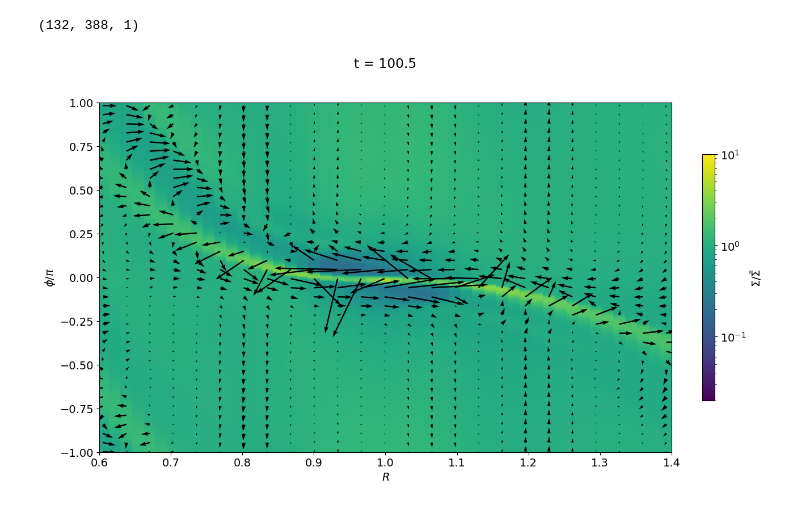
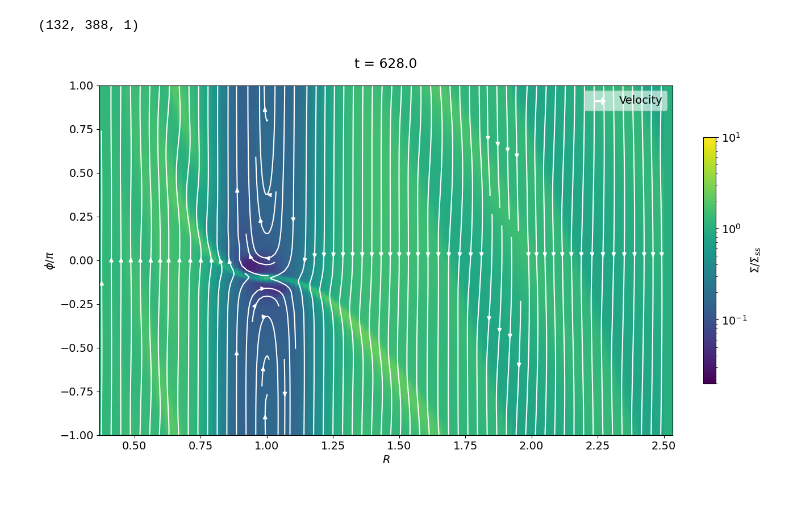
Before and after one commit to Jupiter1994/athena-warps, a Jupyter notebook: warped-disks/jiarus_diagnosis_2d.ipynb, the cells around one changed output. Saved outputs shown, nothing was run; the diff lists cells and outputs as text; code cells hidden in the pictures.

```diff
--- a/warped-disks/jiarus_diagnosis_2d.ipynb
+++ b/warped-disks/jiarus_diagnosis_2d.ipynb
@@ -14,8 +14,16 @@ import athena_read
 import glob
 # %%
 ## Snapshots registration
-sim_name = 'disk-2d-planet8b'
-#sim_name = 'disk-cyl14'
+# sim_name = 'disk-2d-planet8e'
+sim_name = 'disk-cyl13d'
+# sim_name = 'disk-jiaru9'
 path = '/scratch/phn2956/' + sim_name + '/'
 #path = '/scratch/phn2956/disk_2d_viscous_gap/'
 snapshot_list = sorted(glob.glob(path+'disk.out1.*.athdf'))
+# output files containing user-defined output variables (uov)
+snapshot_list_uov = sorted(glob.glob(path+'disk.out4.*.athdf'))
+print("Number of snapshots:", len(snapshot_list))
+
+alpha = 0.2 # 0.004 # 0.2
+cs = 0.1 # 0.05 # 0.1
+# nu = 1e-5 # kinematic viscosity
@@ -575,7 +661,7 @@ den.shape
 # %% [output]
 (132, 388, 1)
 # %%
-frame = snapshot_list[32] # snapshot_list[0:101:5]
+frame = snapshot_list[-1] # snapshot_list[0:101:5]
 
 ath_data  = athena_read.athdf(frame,num_ghost=2,quantities=["rho","vel1","vel2"])
 t_sim = ath_data['Time']
@@ -592,11 +678,10 @@ den = np.swapaxes(ath_data['rho'],0,2)[:,2:-2,0]
 vx1 = np.swapaxes(ath_data['vel1'],0,2)[:,2:-2,0]
 vx2 = np.swapaxes(ath_data['vel2'],0,2)[:,2:-2,0]
 
-# subtract out Keplerian velocity
-R_arr = rad_app.reshape(len(rad_app), 1)
-vK = R_arr**(-1/2)
-vK = np.repeat(vK,len(phi_app),axis=1)
-vx2 -= vK
+# to convert v to rotating frame, subtract out (\vec{Omega} x \vec{r})
+Omega_p = 1 # orbital frequency of planet
+Delta_v = vx2 * np.reshape(Omega_p*rad_app, (len(rad_app), 1))
+vx2 -= Delta_v
 
 ## [if I plot in Cartesian] convert vR, vphi to Cartesian coordinates
 # \vec{v} = vR*Rhat + vphi*phiHat, so:
@@ -610,48 +695,66 @@ vx2 -= vK
 ### make figure
 fig, ax = plt.subplots(1, figsize=(14,8))
 
-Sigma_integrand = den*d_phi
-Sigma_avg = np.sum(Sigma_integrand,axis=1)/(2*np.pi)
+# normalize Sigma by azimuthally-averaged Sigma (NOT what de Val-Borro does)
+#Sigma_integrand = den*d_phi
+# Sigma_avg = np.sum(Sigma_integrand,axis=1)/(2*np.pi)
+# Sigma_normeds = den/np.reshape(Sigma_avg, (len(rad_app),1))
 
+# normalize Sigma by Sigma_0 (what de Val-Borro does)
+Sigma_normeds = den / np.reshape(rad_app**(-1.5), (len(rad_app),1))
+
+# plot normalized sigma
 kws = {'cmap': 'viridis', \
        'norm': mcolors.LogNorm(vmin=10**(-1.7), vmax=10**1)}
-
-# plot normalized sigma
-Sigma_normeds = den/Sigma_avg.reshape(len(Sigma_avg),1)
 # shift the values so that the first phi index corresponds to -pi, not 0
-Sigma_normeds = np.roll(Sigma_normeds, (int) (rad_3d.shape[1]/2), axis=1)
+Sigma_normeds = np.roll(Sigma_normeds, (int) (len(phi_app)/2), axis=1)
 # shift velocity values by pi
-vR_rolled = np.roll(vx1, (int) (rad_3d.shape[1]/2), axis=1)
-vphi_rolled = np.roll(vx2, (int) (rad_3d.shape[1]/2), axis=1)
+vR_rolled = np.roll(vx1, (int) (len(phi_app)/2), axis=1)
+vphi_rolled = np.roll(vx2, (int) (len(phi_app)/2), axis=1)
 
 Rs = rad_3d[:, :]
 phis_rolled = (phi_3d[:, :]-np.pi)/np.pi
 c = ax.pcolormesh(Rs, phis_rolled, Sigma_normeds, **kws)
 
-dR = 2
-dphi = 10
-ax.quiver(Rs[::dR,::dphi], phis_rolled[::dR,::dphi], \
-        vR_rolled[::dR,::dphi], vphi_rolled[::dR,::dphi], \
-          angles='uv')#, scale=50)#, headwidth=3)#, headlength=.1, headaxislength=10)
+## vector field plot
+# dR = 1
+# dphi = 11
+# ax.quiver(Rs[::dR,::dphi], phis_rolled[::dR,::dphi], \
+#         vR_rolled[::dR,::dphi], vphi_rolled[::dR,::dphi], \
+#           angles='xy', scale=5)
+
+## velocity streamline plot
+## WARNING: ax.streamplot doesn't think that rad_app is equally spaced enough,
+## so I'm going to take artistic license and use an equally spaced grid isntead
+## (it's still accurate within .1% or so)
+#v_abs = np.sqrt(vR_rolled**2 + vphi_rolled**2).T # set linewidth by |\vec{v}|
+Rs_spaced = np.linspace(rad_app[0],rad_app[-1],len(rad_app))
+ax.streamplot(Rs_spaced, phis_rolled[0,:], \
+        vR_rolled.T, vphi_rolled.T, density=2, color='white')#, linewidth=v_abs)
+
 #cbar_ax = fig.add_axes([0.85, 0.15, 0.05, 0.7])
-label = r"$\Sigma/\bar{\Sigma}$"
+#label = r"$\Sigma/\bar{\Sigma}$"
+label = r"$\Sigma/\Sigma_{ss}$"
 plt.colorbar(c, ax=ax, label=label, pad=.05, fraction=0.02, **kws)
+
+ax.scatter([],[],marker=r"$\rightarrow$", s=200, c='white', label="Velocity")
 
 ## set axes
 ax.set_xlabel(r"$R$")
 ax.set_ylabel(r"$\phi/\pi$")
 
-ax.set_xlim(0.6, 1.4)
+#ax.set_xlim(0.6, 1.4)
 # ax.set_ylim(-1, 1)
 
 ax.set_title("t = {t_sim:.1f}".format(t_sim=t_sim),\
-        y=1.1, pad=0.05)
+        y=1.05, pad=0.05)
+plt.legend(framealpha=.6)
 
 save_fig = False
 if save_fig:
-    plt.savefig("Figs/" + sim_name + "-rho-dvB-Fig12-t={t:.1f}.png".format(t=t_sim),\
+    plt.savefig("Figs/" + sim_name + "-streamlines-Fig12-t={t:.1f}.png".format(t=t_sim),\
         bbox_inches='tight')
 
 plt.show()
 # %% [output]
-[figure, old version]
+[figure, new version]
```
Also changed, not shown: parts of 12 cells of this notebook, 3 other files.
